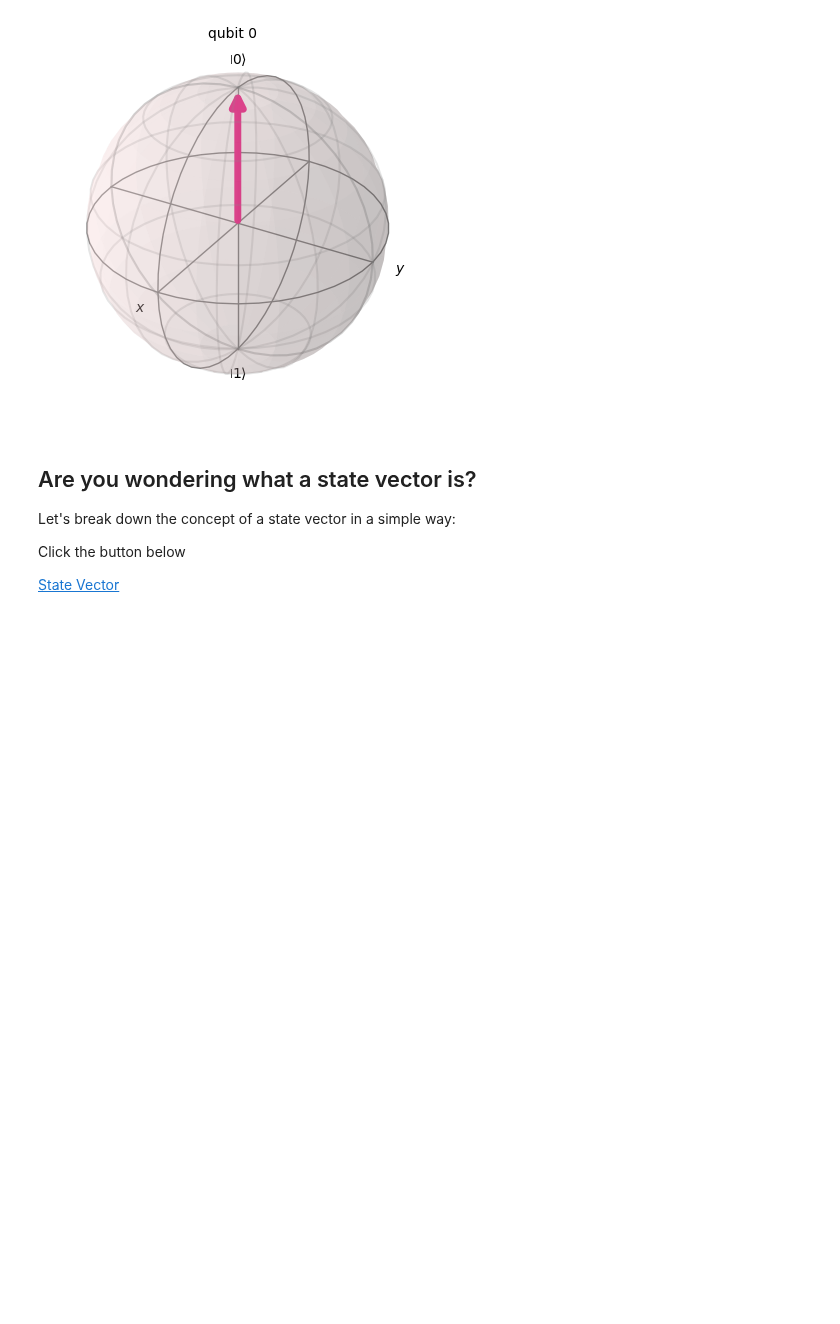
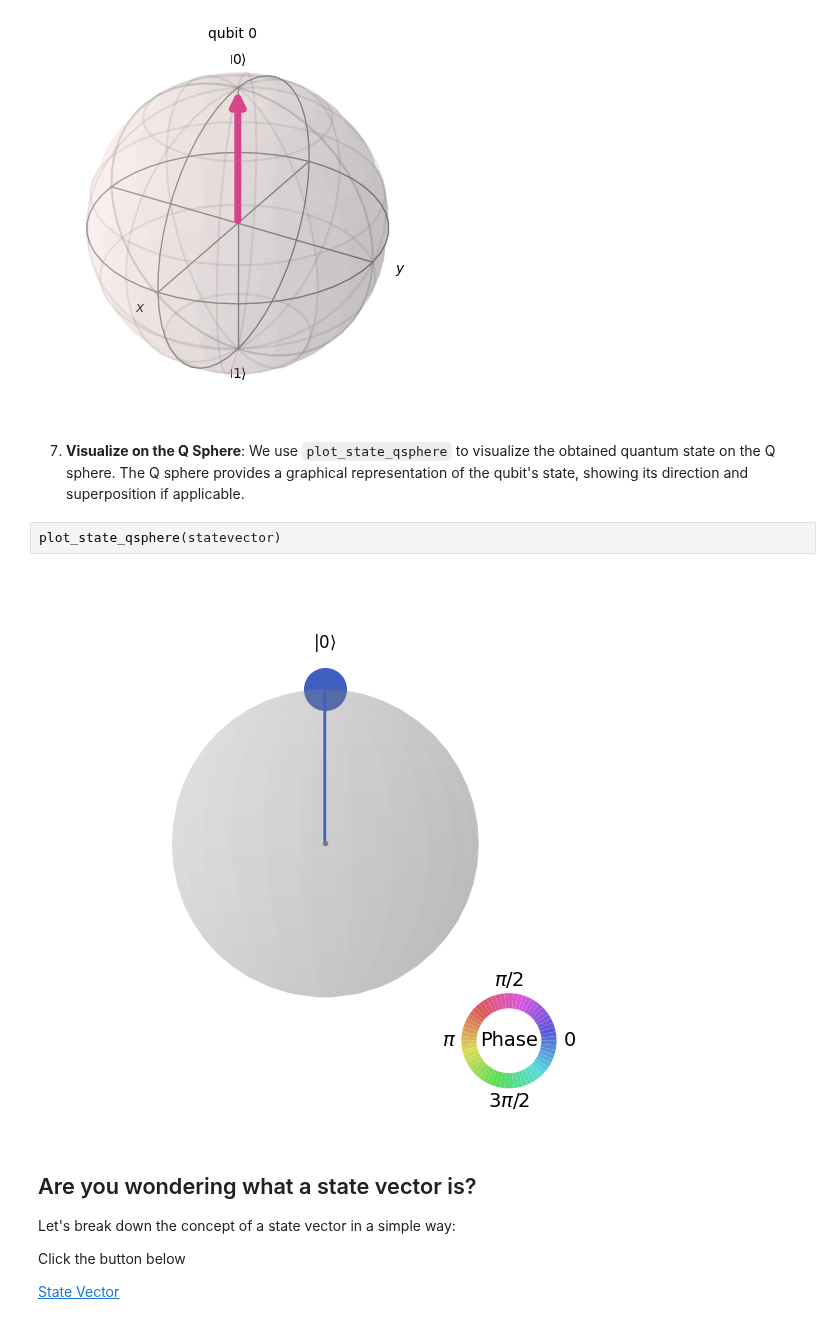
Before and after one commit to ahkatlio/QHSO_Basics_of_Qiskit, a Jupyter notebook: Books/Fundamentals/Bloch_Sphere.ipynb, the cells around one changed output. Cells and saved outputs as stored; diff of their text form; blank space fills up the shorter version.

```diff
--- a/Books/Fundamentals/Bloch_Sphere.ipynb
+++ b/Books/Fundamentals/Bloch_Sphere.ipynb
@@ -120,6 +120,12 @@ statevector = result.get_statevector(qc)
 plot_bloch_multivector(statevector)
 # %% [output]
 [figure]
+# %% [markdown]
+7) **Visualize on the Q Sphere**: We use `plot_state_qsphere` to visualize the obtained quantum state on the Q sphere. The Q sphere provides a graphical representation of the qubit's state, showing its direction and superposition if applicable.
+# %%
+plot_state_qsphere(statevector)
+# %% [output]
+[figure, added]
 # %% [markdown]
 <!DOCTYPE html>
 <html>
```
Also changed, not shown: parts of 1 cell of this notebook.
